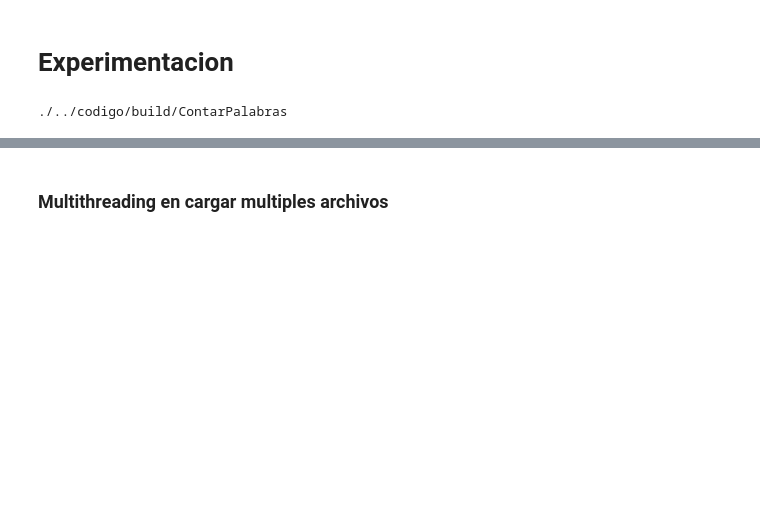
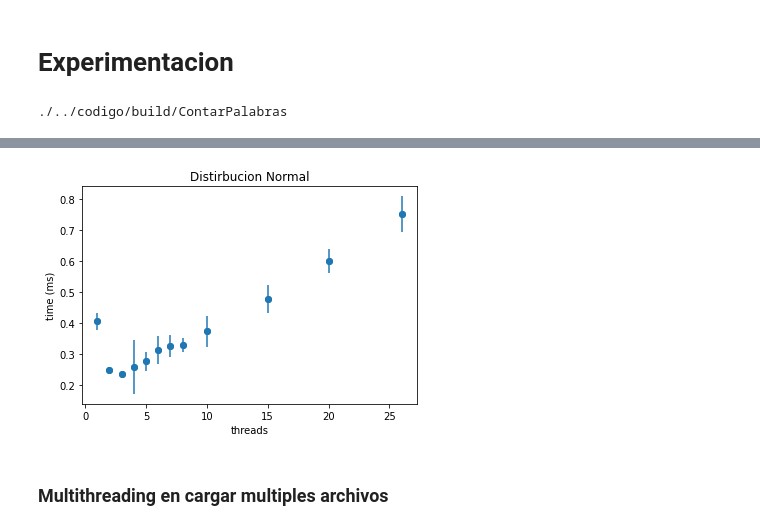
Before and after one commit to lulabiglieri/TP-SO, a Jupyter notebook: Exp/experimentos.ipynb, the cells around one changed output, grey strips where cells are left out. Cells and saved outputs as stored; diff of their text form; code cells hidden in the pictures; blank space fills up the shorter version.

```diff
--- a/Exp/experimentos.ipynb
+++ b/Exp/experimentos.ipynb
@@ -100,0 +91,13 @@ plt.show()
+# %%
+dfNormal = correrExp('./data/normalRandomized.txt','./results/normalRandomized.csv')
+timeNorm, stdNorm, cantThreadsNorm = parseData(dfNormal, 'maximoParalelo')
+
+# grafico
+plt.scatter(cantThreadsNorm, timeNorm)
+plt.errorbar(cantThreadsNorm,timeNorm, yerr = stdNorm, fmt="o")
+plt.xlabel('threads')
+plt.ylabel('time (ms)')
+plt.title('Distirbucion Normal')
+plt.show()
+# %% [output]
+[figure, added]
```
Also changed, not shown: parts of 19 cells of this notebook, 13 other files.
